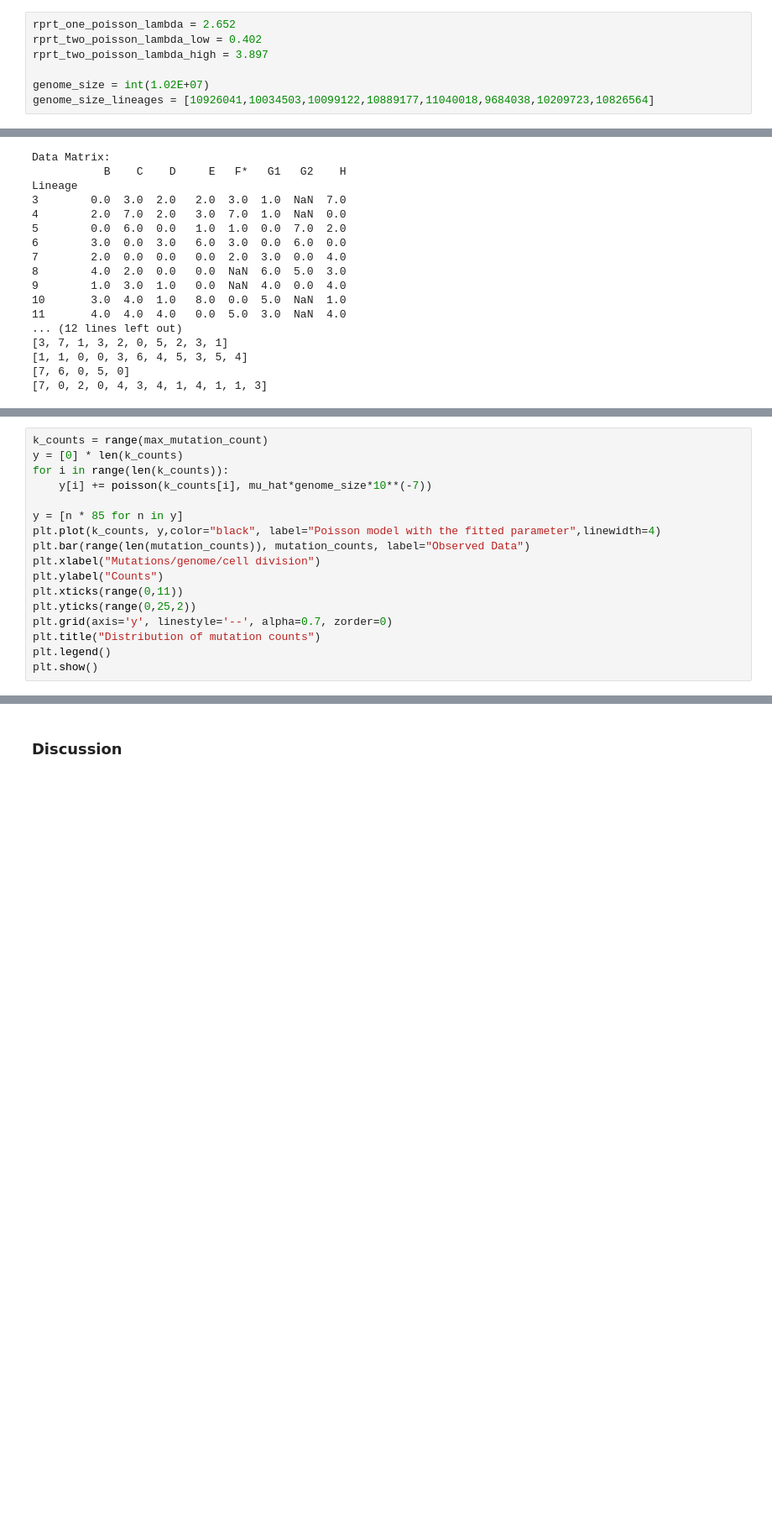
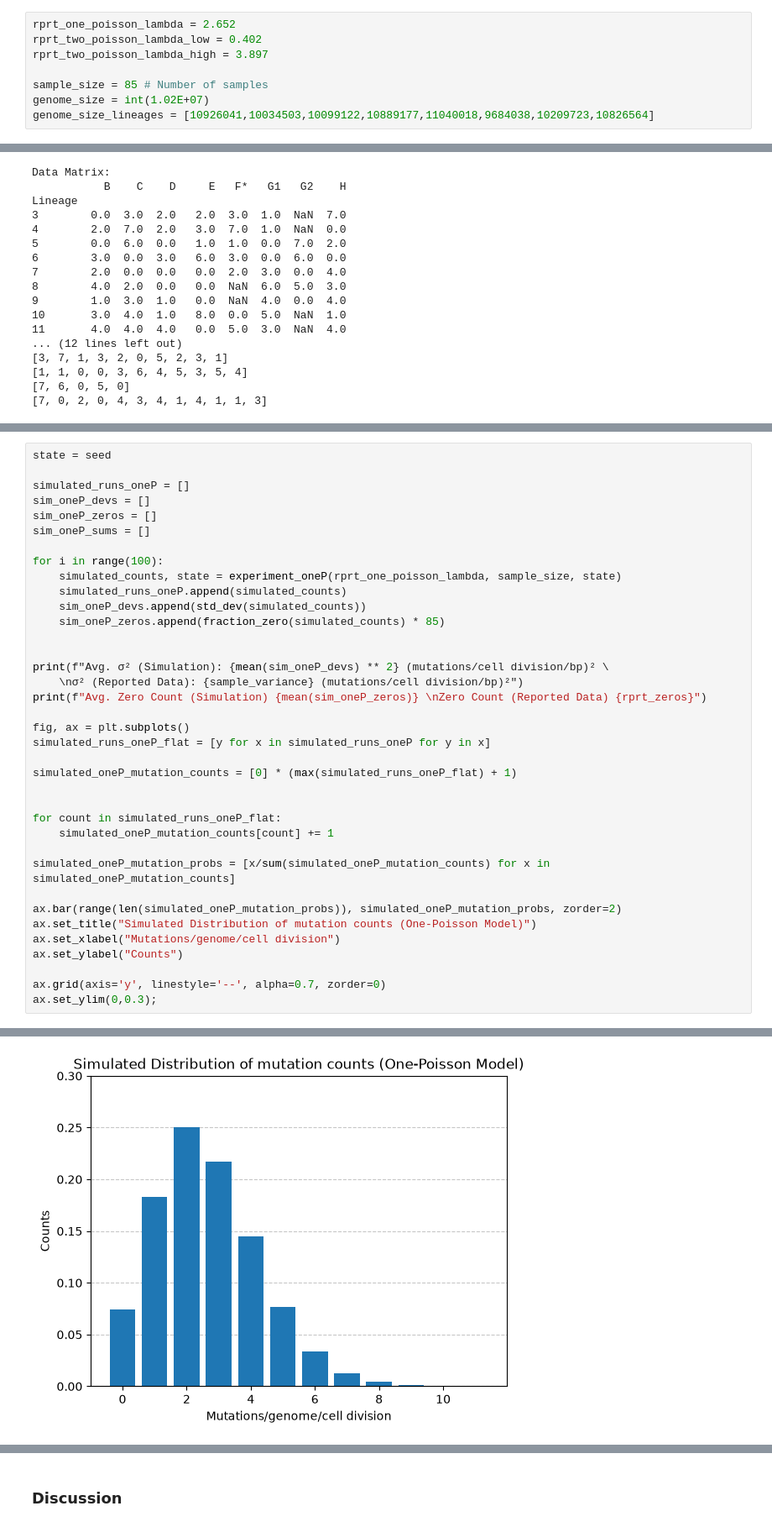
Before and after one commit to atomsim/cb2330-PRO1-Pair23, a Jupyter notebook: project.ipynb, the cells around one changed output, grey strips where cells are left out. Shown at 84% size. Drawn from its saved outputs; the diff is of its cells as text; blank space fills up the shorter version.

```diff
--- a/project.ipynb
+++ b/project.ipynb
@@ -235,6 +231,7 @@ rprt_one_poisson_lambda = 2.652
 rprt_two_poisson_lambda_low = 0.402
 rprt_two_poisson_lambda_high = 3.897
 
+sample_size = 85 # Number of samples
 genome_size = int(1.02E+07)
 genome_size_lineages = [10926041,10034503,10099122,10889177,11040018,9684038,10209723,10826564]
 # %% [markdown]
@@ -375,17 +268,0 @@ Reported mutation rate:  2.6 e-7 mutations/bp/cell division
-# %%
-k_counts = range(max_mutation_count)
-y = [0] * len(k_counts)
-for i in range(len(k_counts)):
-    y[i] += poisson(k_counts[i], mu_hat*genome_size*10**(-7))
-
-y = [n * 85 for n in y]
-plt.plot(k_counts, y,color="black", label="Poisson model with the fitted parameter",linewidth=4)
-plt.bar(range(len(mutation_counts)), mutation_counts, label="Observed Data")
-plt.xlabel("Mutations/genome/cell division")
-plt.ylabel("Counts")
-plt.xticks(range(0,11))
-plt.yticks(range(0,25,2))
-plt.grid(axis='y', linestyle='--', alpha=0.7, zorder=0)
-plt.title("Distribution of mutation counts")
-plt.legend()
-plt.show()
@@ -490,0 +316,38 @@ plt.show()
+# %%
+state = seed
+
+simulated_runs_oneP = []
+sim_oneP_devs = []
+sim_oneP_zeros = []
+sim_oneP_sums = []
+
+for i in range(100):
+    simulated_counts, state = experiment_oneP(rprt_one_poisson_lambda, sample_size, state)
+    simulated_runs_oneP.append(simulated_counts)
+    sim_oneP_devs.append(std_dev(simulated_counts))
+    sim_oneP_zeros.append(fraction_zero(simulated_counts) * 85)
+
+
+print(f"Avg. σ² (Simulation): {mean(sim_oneP_devs) ** 2} (mutations/cell division/bp)² \
+    \nσ² (Reported Data): {sample_variance} (mutations/cell division/bp)²")
+print(f"Avg. Zero Count (Simulation) {mean(sim_oneP_zeros)} \nZero Count (Reported Data) {rprt_zeros}")
+
+fig, ax = plt.subplots()
+simulated_runs_oneP_flat = [y for x in simulated_runs_oneP for y in x]
+
+simulated_oneP_mutation_counts = [0] * (max(simulated_runs_oneP_flat) + 1)
+
+
+for count in simulated_runs_oneP_flat:
+    simulated_oneP_mutation_counts[count] += 1
+
+simulated_oneP_mutation_probs = [x/sum(simulated_oneP_mutation_counts) for x in simulated_oneP_mutation_counts]
+
+ax.bar(range(len(simulated_oneP_mutation_probs)), simulated_oneP_mutation_probs, zorder=2)
+ax.set_title("Simulated Distribution of mutation counts (One-Poisson Model)")
+ax.set_xlabel("Mutations/genome/cell division")
+ax.set_ylabel("Counts")
+
+ax.grid(axis='y', linestyle='--', alpha=0.7, zorder=0)
+ax.set_ylim(0,0.3);
+# %% [output]
@@ -490,0 +358 @@ plt.show()
+[figure, added]
```
Also changed, not shown: parts of 57 cells of this notebook.
